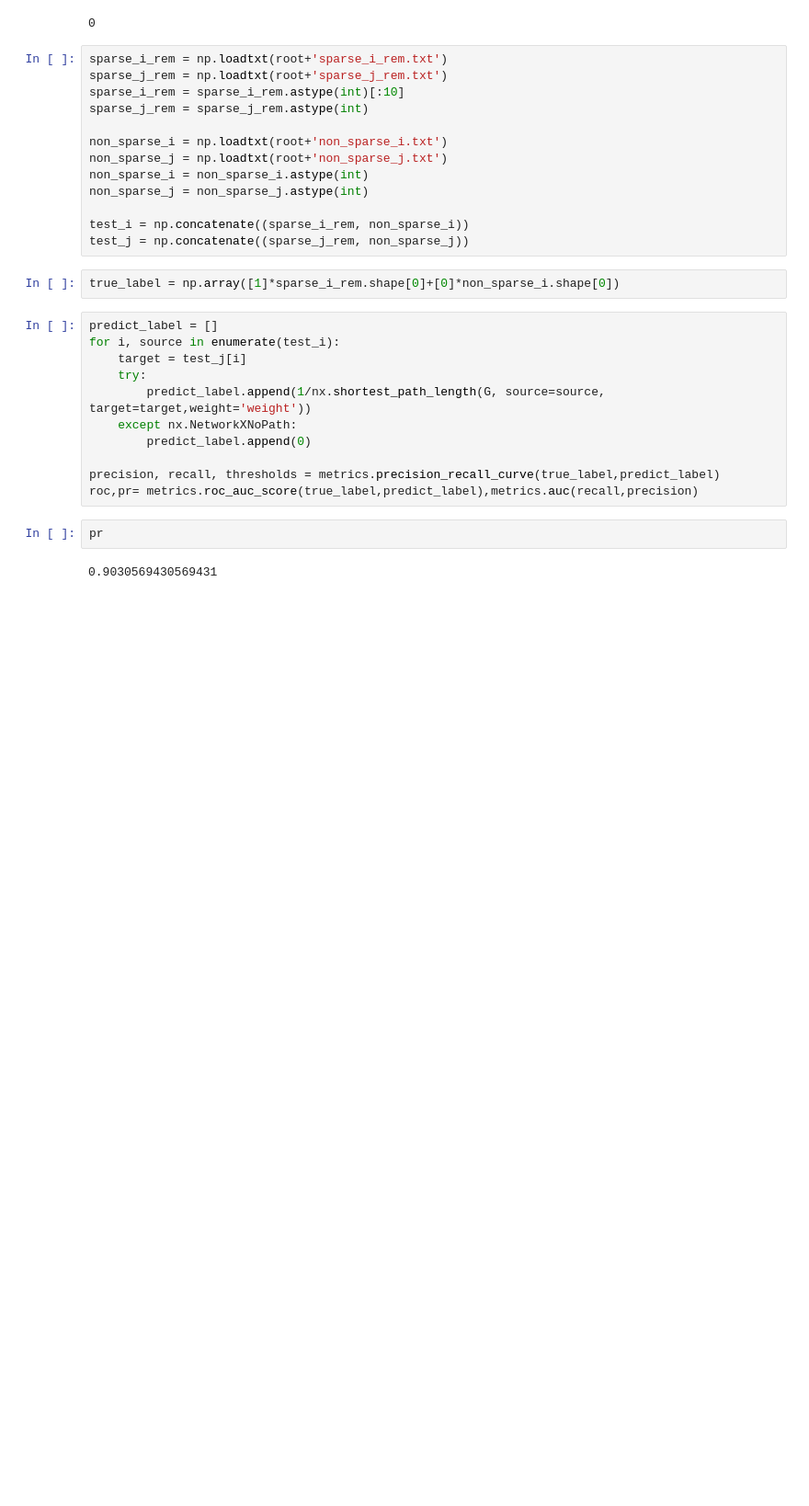
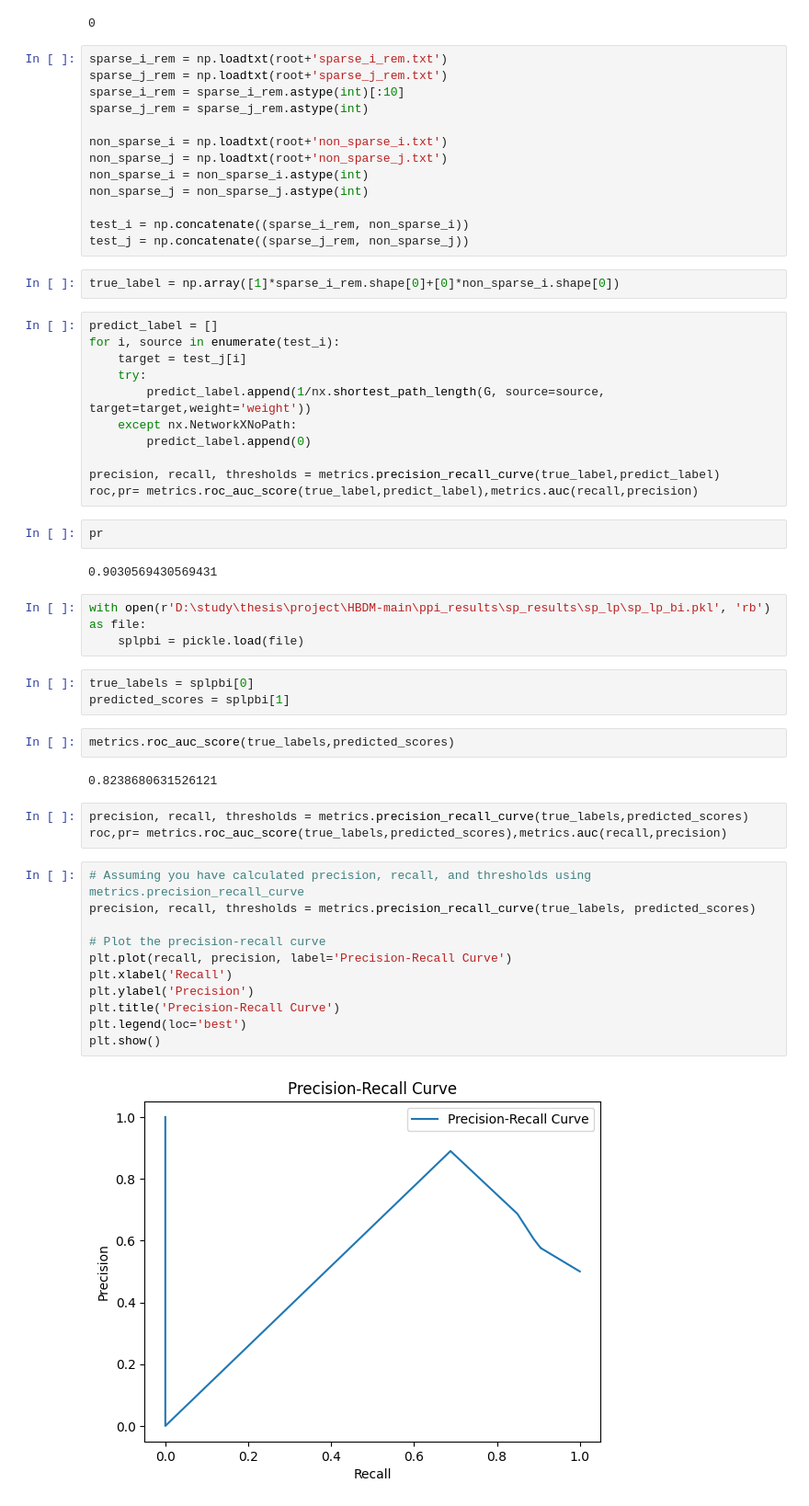
Before and after one commit to ZiyuZhang1/HBDM, a Jupyter notebook: sp.ipynb, the cells around one changed output. Shown at 92% size. Drawn from its saved outputs; the diff is of its cells as text; blank space fills up the shorter version.

```diff
--- a/sp.ipynb
+++ b/sp.ipynb
@@ -162,3 +166,29 @@ roc,pr= metrics.roc_auc_score(true_label,predict_label),metrics.auc(recall,preci
 pr
 # %% [output]
 0.9030569430569431
+# %%
+with open(r'D:\study\thesis\project\HBDM-main\ppi_results\sp_results\sp_lp\sp_lp_bi.pkl', 'rb') as file:
+    splpbi = pickle.load(file)
+# %%
+true_labels = splpbi[0]
+predicted_scores = splpbi[1]
+# %%
+metrics.roc_auc_score(true_labels,predicted_scores)
+# %% [output]
+0.8238680631526121
+# %%
+precision, recall, thresholds = metrics.precision_recall_curve(true_labels,predicted_scores)
+roc,pr= metrics.roc_auc_score(true_labels,predicted_scores),metrics.auc(recall,precision)
+# %%
+# Assuming you have calculated precision, recall, and thresholds using metrics.precision_recall_curve
+precision, recall, thresholds = metrics.precision_recall_curve(true_labels, predicted_scores)
+
+# Plot the precision-recall curve
+plt.plot(recall, precision, label='Precision-Recall Curve')
+plt.xlabel('Recall')
+plt.ylabel('Precision')
+plt.title('Precision-Recall Curve')
+plt.legend(loc='best')
+plt.show()
+# %% [output]
+[figure, added]
```
Also changed, not shown: parts of 3 cells of this notebook, 5 other files.
